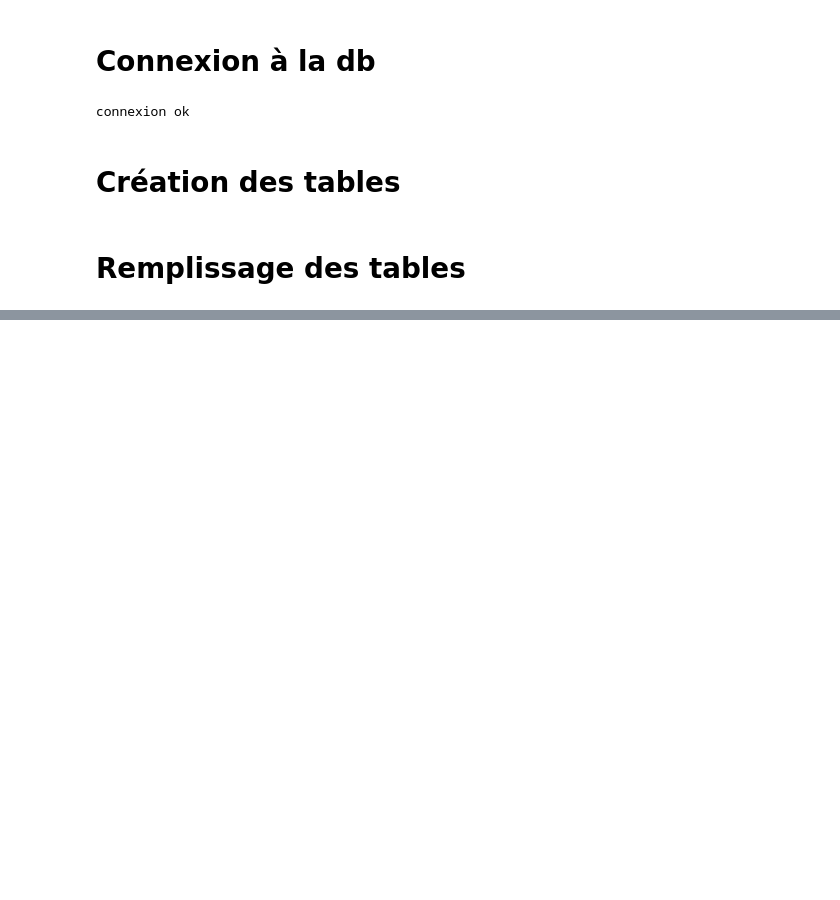
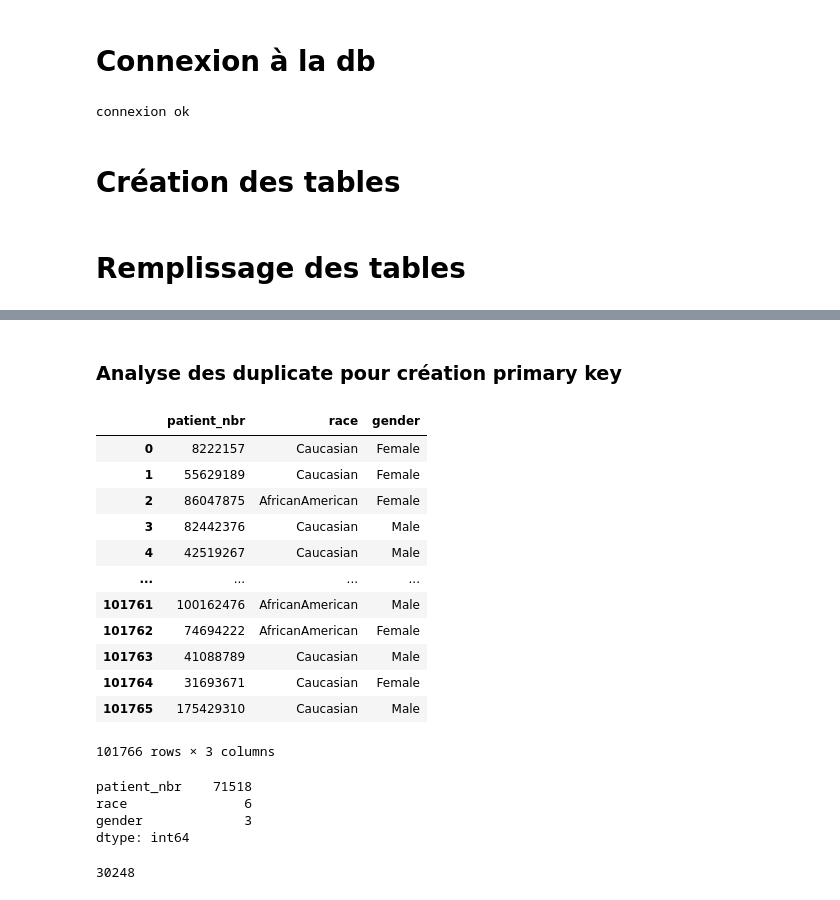
Before and after one commit to Gwendelina/130US_diabete, a Jupyter notebook: Creation BDD/Creation_BDD.ipynb, the cells around one changed output, grey strips where cells are left out. Drawn from its saved outputs; the diff is of its cells as text; code cells hidden in the pictures; blank space fills up the shorter version.

```diff
--- a/Creation BDD/Creation_BDD.ipynb
+++ b/Creation BDD/Creation_BDD.ipynb
@@ -5,6 +5,8 @@ import sqlite3
 from sqlite3 import connect
 
 import pandas as pd
+pd.set_option('display.max_columns', 51)
+pd.set_option('display.max_rows', 300)
 # %% [markdown]
 # Connexion à la db
 # %%
@@ -135,0 +114,5 @@ data.head()
+# %%
+# skipinitialspace : Skip spaces after delimiter
+
+data = pd.read_csv('diabetic_data_130US_hospital.csv', sep=';', skipinitialspace = True)
+data.head()
@@ -135,0 +126,2 @@ data.head()
+# %%
+df = data.copy()
@@ -135,0 +133,32 @@ data.head()
+# %% [markdown]
+### Analyse des duplicate pour création primary key
+# %%
+patients = df[['patient_nbr','race', 'gender']]
+patients
+# %% [output]
+|  | patient_nbr | race | gender |
+| 0 | 8222157 | Caucasian | Female |
+| 1 | 55629189 | Caucasian | Female |
+| 2 | 86047875 | AfricanAmerican | Female |
+| 3 | 82442376 | Caucasian | Male |
+| 4 | 42519267 | Caucasian | Male |
+| ... | ... | ... | ... |
+| 101761 | 100162476 | AfricanAmerican | Male |
+| 101762 | 74694222 | AfricanAmerican | Female |
+| 101763 | 41088789 | Caucasian | Male |
+| 101764 | 31693671 | Caucasian | Female |
+| 101765 | 175429310 | Caucasian | Male |
+101766 rows × 3 columns
+# %%
+patients.nunique()
+# %% [output]
+patient_nbr    71518
+race               6
+gender             3
+dtype: int64
+# %%
+# Nb de lignes dupliquées
+
+patients.duplicated(subset = 'patient_nbr').sum()
+# %% [output]
+30248
```
Also changed, not shown: parts of 23 cells of this notebook, 1 other file.
